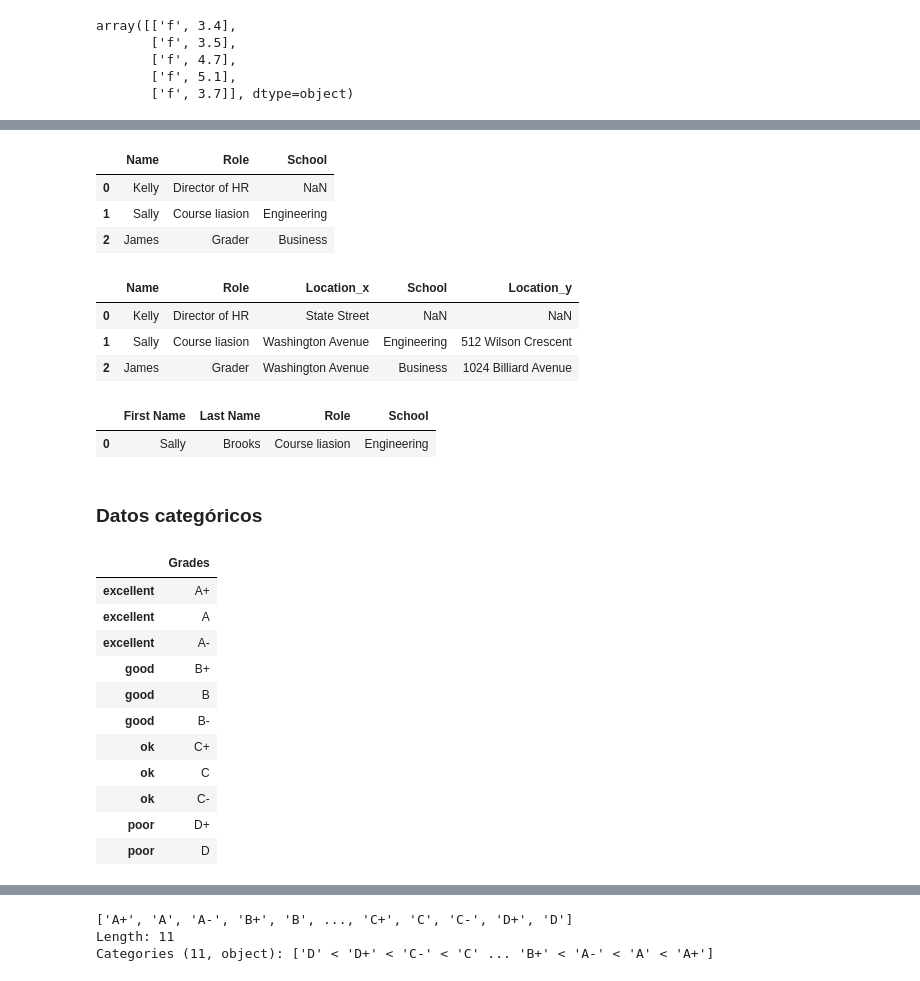
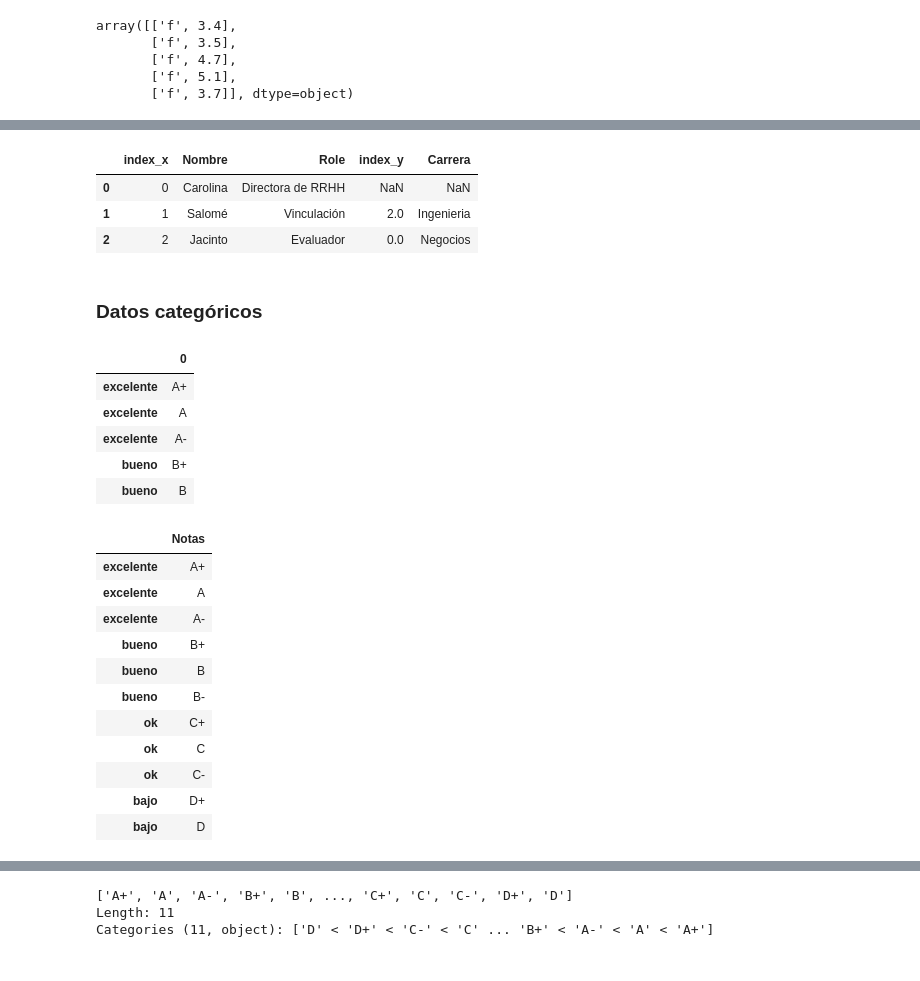
Before and after one commit to vmoprojs/MLPython, a Jupyter notebook: Pandas.ipynb, the cells around one changed output, grey strips where cells are left out. Drawn from its saved outputs; the diff is of its cells as text; code cells hidden in the pictures.

```diff
--- a/Pandas.ipynb
+++ b/Pandas.ipynb
@@ -715,56 +889,39 @@ pd.merge(staff_df, student_df, how='right', left_index=True, right_index=True)
 # %%
 staff_df = staff_df.reset_index()
 student_df = student_df.reset_index()
-pd.merge(staff_df, student_df, how='left', left_on='Name', right_on='Name')
+pd.merge(staff_df, student_df, how='left', left_on='Nombre', right_on='Nombre')
 # %% [output]
-|  | Name | Role | School |
-| 0 | Kelly | Director of HR | NaN |
-| 1 | Sally | Course liasion | Engineering |
-| 2 | James | Grader | Business |
+|  | index_x | Nombre | Role | index_y | Carrera |
+| 0 | 0 | Carolina | Directora de RRHH | NaN | NaN |
+| 1 | 1 | Salomé | Vinculación | 2.0 | Ingenieria |
+| 2 | 2 | Jacinto | Evaluador | 0.0 | Negocios |
-# %%
-staff_df = pd.DataFrame([{'Name': 'Kelly', 'Role': 'Director of HR', 'Location': 'State Street'},
-                         {'Name': 'Sally', 'Role': 'Course liasion', 'Location': 'Washington Avenue'},
-                         {'Name': 'James', 'Role': 'Grader', 'Location': 'Washington Avenue'}])
-student_df = pd.DataFrame([{'Name': 'James', 'School': 'Business', 'Location': '1024 Billiard Avenue'},
-                           {'Name': 'Mike', 'School': 'Law', 'Location': 'Fraternity House #22'},
-                           {'Name': 'Sally', 'School': 'Engineering', 'Location': '512 Wilson Crescent'}])
-pd.merge(staff_df, student_df, how='left', left_on='Name', right_on='Name')
-# %% [output]
-|  | Name | Role | Location_x | School | Location_y |
-| 0 | Kelly | Director of HR | State Street | NaN | NaN |
-| 1 | Sally | Course liasion | Washington Avenue | Engineering | 512 Wilson Crescent |
-| 2 | James | Grader | Washington Avenue | Business | 1024 Billiard Avenue |
-# %%
-staff_df = pd.DataFrame([{'First Name': 'Kelly', 'Last Name': 'Desjardins', 'Role': 'Director of HR'},
-                         {'First Name': 'Sally', 'Last Name': 'Brooks', 'Role': 'Course liasion'},
-                         {'First Name': 'James', 'Last Name': 'Wilde', 'Role': 'Grader'}])
-student_df = pd.DataFrame([{'First Name': 'James', 'Last Name': 'Hammond', 'School': 'Business'},
-                           {'First Name': 'Mike', 'Last Name': 'Smith', 'School': 'Law'},
-                           {'First Name': 'Sally', 'Last Name': 'Brooks', 'School': 'Engineering'}])
-staff_df
-student_df
-pd.merge(staff_df, student_df, how='inner', left_on=['First Name','Last Name'], right_on=['First Name','Last Name'])
-# %% [output]
-|  | First Name | Last Name | Role | School |
-| 0 | Sally | Brooks | Course liasion | Engineering |
 # %% [markdown]
 ### Datos categóricos
 # %%
 df = pd.DataFrame(['A+', 'A', 'A-', 'B+', 'B', 'B-', 'C+', 'C', 'C-', 'D+', 'D'],
-                  index=['excellent', 'excellent', 'excellent', 'good', 'good', 'good', 'ok', 'ok', 'ok', 'poor', 'poor'])
-df.rename(columns={0: 'Grades'}, inplace=True)
-df
+                  index=['excelente', 'excelente', 'excelente', 'bueno', 'bueno', 'bueno', 'ok', 'ok', 'ok', 'bajo', 'bajo'])
+df.head()
 # %% [output]
-|  | Grades |
-| excellent | A+ |
-| excellent | A |
-| excellent | A- |
-| good | B+ |
-| good | B |
-| good | B- |
-| ok | C+ |
-| ok | C |
-| ok | C- |
-| poor | D+ |
-| poor | D |
+|  | 0 |
+| excelente | A+ |
+| excelente | A |
+| excelente | A- |
+| bueno | B+ |
+| bueno | B |
+# %%
+df.rename(columns={0: 'Notas'}, inplace=True) #cambia el nombre de "0" a "Notas"
+df
+# %% [output]
+|  | Notas |
+| excelente | A+ |
+| excelente | A |
+| excelente | A- |
+| bueno | B+ |
+| bueno | B |
+| bueno | B- |
+| ok | C+ |
+| ok | C |
+| ok | C- |
+| bajo | D+ |
+| bajo | D |
 # %%
```
Also changed, not shown: parts of 86 cells of this notebook, 5 other files.
